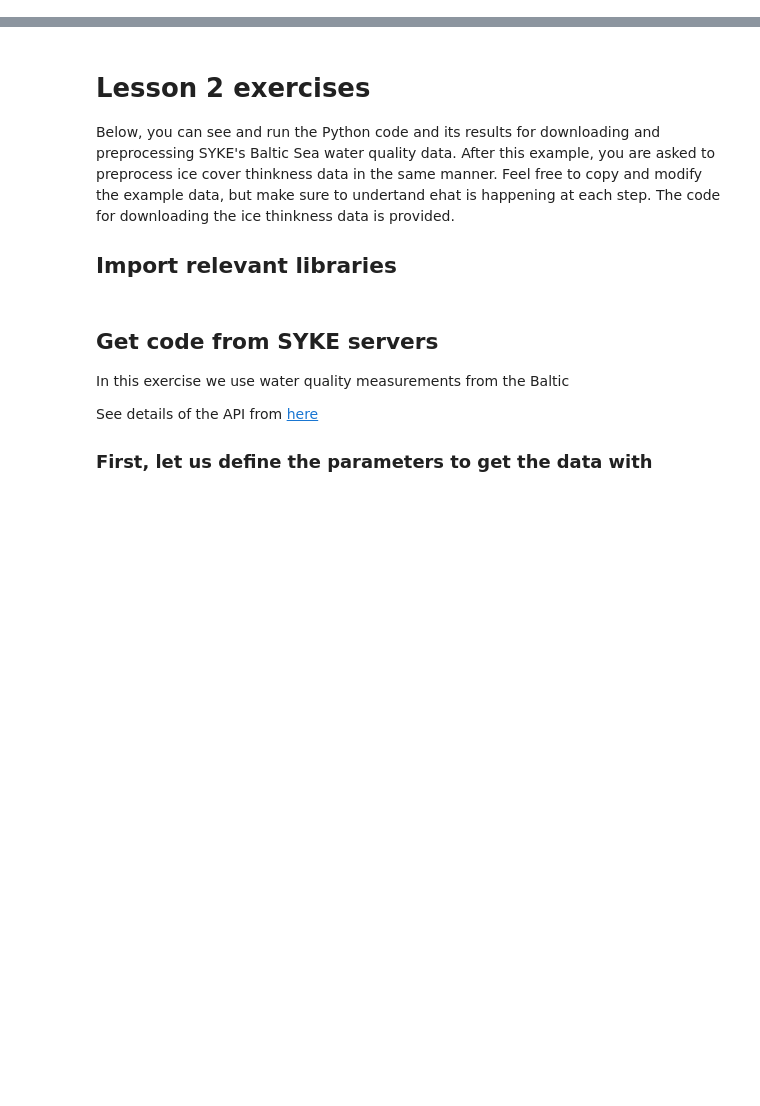
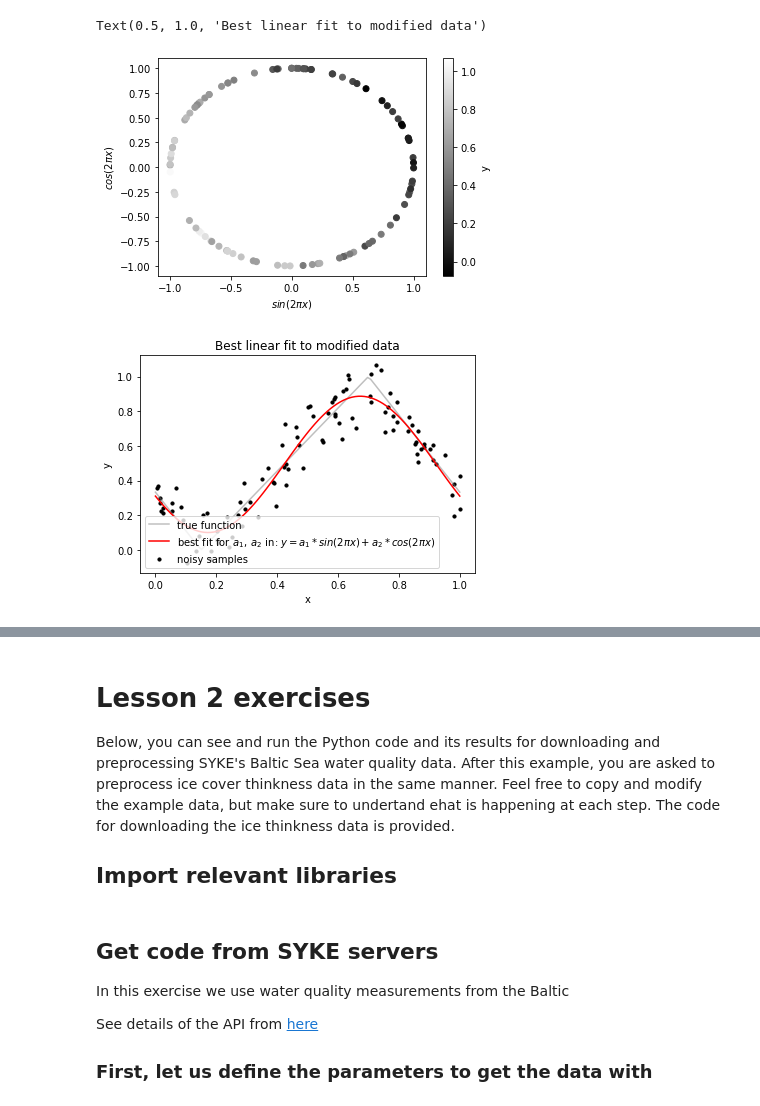
Before and after one commit to esiivola/syke-machine-learning-course, a Jupyter notebook: Lesson1-2.ipynb, the cells around one changed output, grey strips where cells are left out. Drawn from its saved outputs; the diff is of its cells as text; code cells hidden in the pictures; blank space fills up the shorter version.

```diff
--- a/ML-course.ipynb
+++ b/Lesson1-2.ipynb
@@ -244,0 +206,33 @@ The below image illustrates 5 fold cross validation ($K=5$)
+# %%
+# Do the transformation to sin(2 \pi x), cos(2 \pi x) and visualize the data:
+sin_x = np.sin(x*2*np.pi)
+cos_x = np.cos(x*2*np.pi)
+
+plt.figure()
+plt.scatter(sin_x, cos_x, c=y, cmap = 'gray')
+plt.xlabel('$sin(2 \pi  x)$')
+plt.ylabel('$cos(2 \pi  x)$')
+cbar = plt.colorbar()
+cbar.set_label('y')
+plt.title('')
+
+# Visualize the linear fit for the transformed coordinates in the original domain:
+reg = LinearRegression().fit(np.array([sin_x,cos_x]).T, y.reshape((-1,1)))
+plt.figure()
+
+plt.plot(x_t,y_t, color='grey', alpha=0.5, label='true function')
+plt.scatter(x, y, color='k', s=10, label='noisy samples')
+
+sin_x_t = np.sin(x_t*2*np.pi)
+cos_x_t = np.cos(x_t*2*np.pi)
+y_pred = reg.predict(np.array([sin_x_t,cos_x_t]).T).reshape(-1)
+plt.plot(x_t,y_pred, color='red', label='best fit for $a_1,\; a_2$ in: $y = a_1*sin(2 \pi  x) + a_2*cos(2 \pi  x)$')
+plt.legend()
+
+plt.xlabel('x')
+plt.ylabel('y')
+plt.title('Best linear fit to modified data')
+# %% [output]
+Text(0.5, 1.0, 'Best linear fit to modified data')
+[figure, added]
+[figure, added]
```
Also changed, not shown: parts of 34 cells of this notebook, 1 other file.
